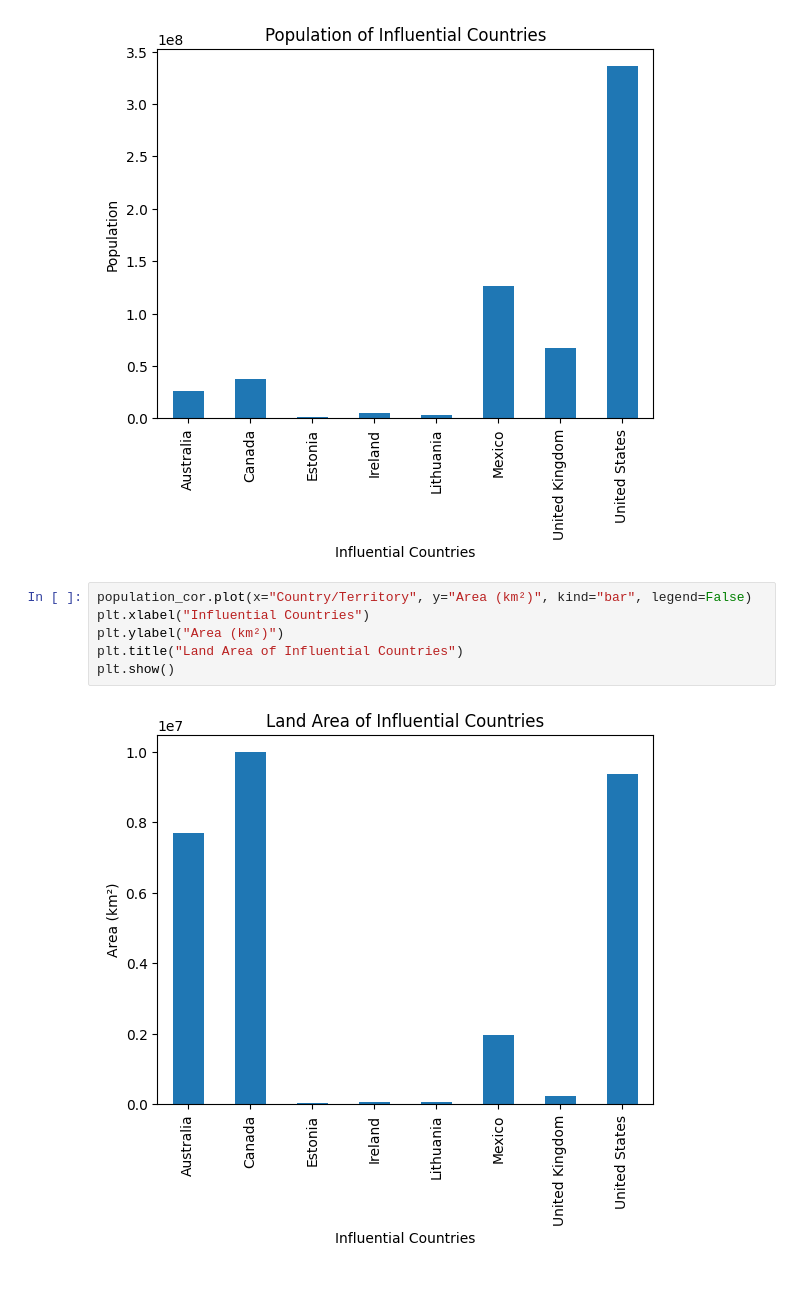
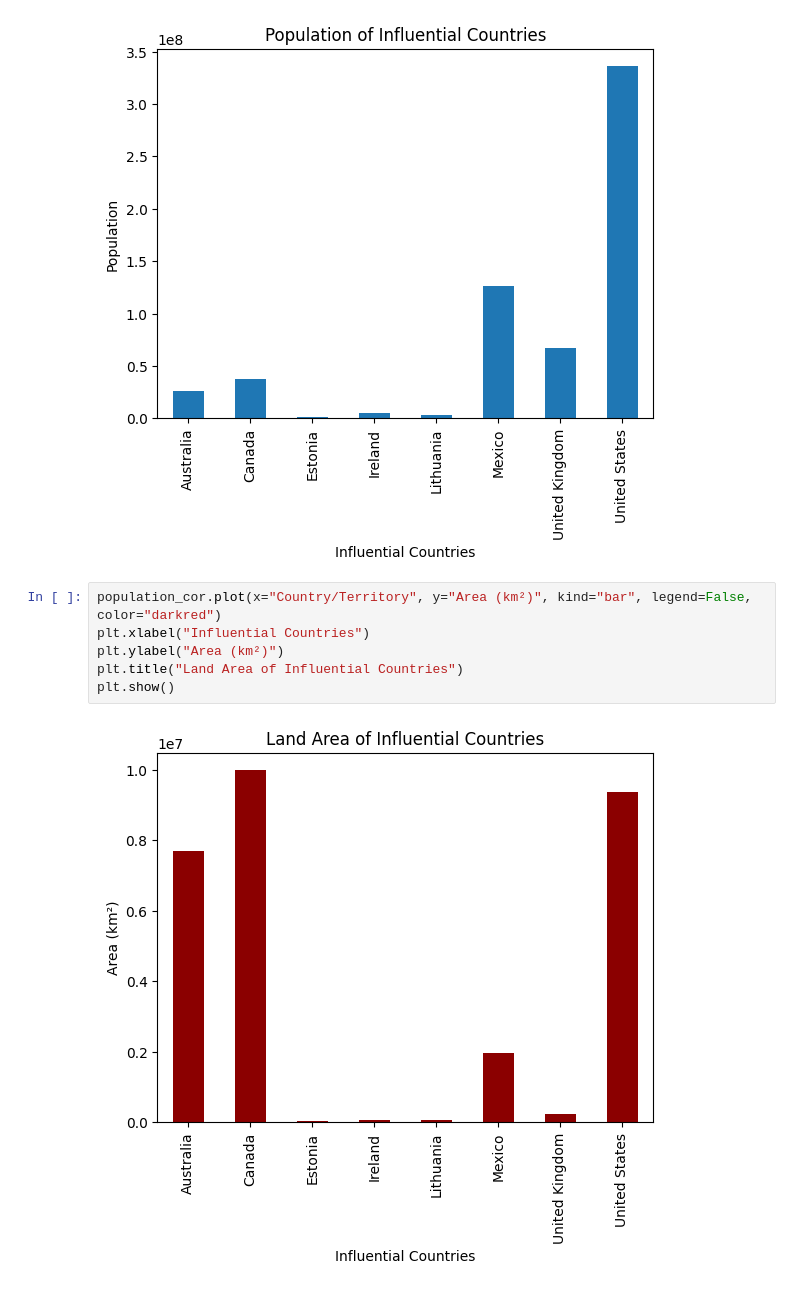
Before and after one commit to kevmiao/Songs---HackTX2023, a Jupyter notebook: src/backend/population.ipynb, the cells around one changed output. Drawn from its saved outputs; the diff is of its cells as text.

Commit message:
finalized graphs

```diff
--- a/src/backend/population.ipynb
+++ b/src/backend/population.ipynb
@@ -135,11 +135,11 @@ plt.show()
 # %% [output]
 [figure]
 # %%
-population_cor.plot(x="Country/Territory", y="Area (km²)", kind="bar", legend=False)
+population_cor.plot(x="Country/Territory", y="Area (km²)", kind="bar", legend=False, color="darkred")
 plt.xlabel("Influential Countries")
 plt.ylabel("Area (km²)")
 plt.title("Land Area of Influential Countries")
 plt.show()
 # %% [output]
-[figure, old version]
+[figure, new version]
 # %%
```
Also changed, not shown: parts of 2 cells of this notebook, 1 other file.
